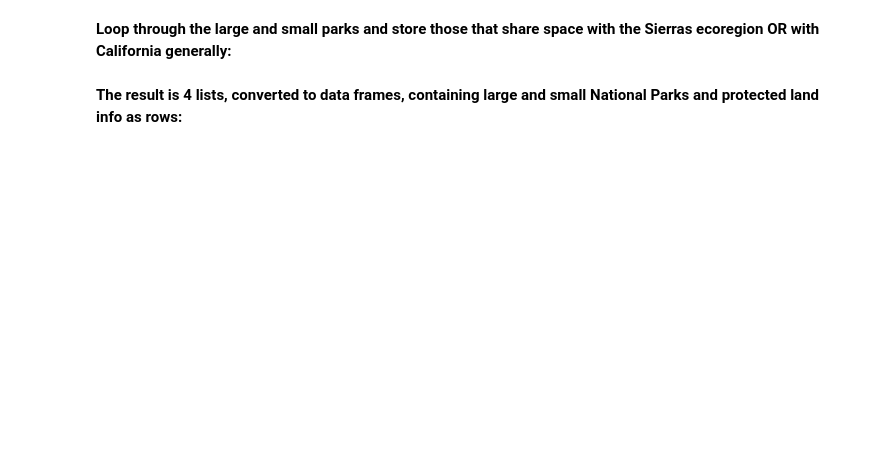
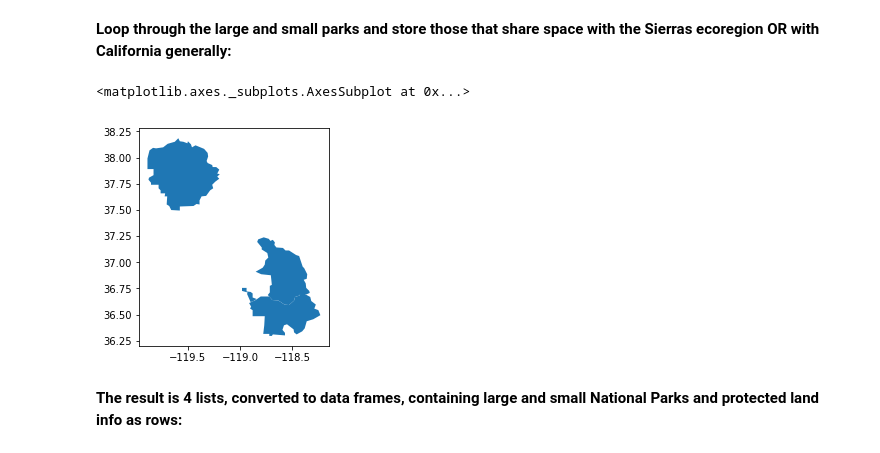
Before and after one commit to bairdlangenbrunner/ESS-Python-Tutorial, a Jupyter notebook: materials/week6/2-geopandas-and-shapefiles.ipynb, the cells around one changed output. Cells and saved outputs as stored; diff of their text form; code cells hidden in the pictures; blank space fills up the shorter version.

```diff
--- a/materials/week6/2-geopandas-and-shapefiles.ipynb
+++ b/materials/week6/2-geopandas-and-shapefiles.ipynb
@@ -320,6 +357,11 @@ large_parks_sierras_gdf = geopandas.GeoDataFrame(large_parks_in_sierras)
 small_parks_sierras_gdf = geopandas.GeoDataFrame(small_parks_in_sierras)
 large_parks_ca_gdf = geopandas.GeoDataFrame(large_parks_in_ca)
 small_parks_ca_gdf = geopandas.GeoDataFrame(small_parks_in_ca)
+# %%
+large_parks_sierras_gdf.plot()
+# %% [output]
+<matplotlib.axes._subplots.AxesSubplot at 0x...>
+[figure, added]
 # %% [markdown]
 **The result is 4 lists, converted to data frames, containing large and small National Parks and protected land info as rows:**
 # %%
```
Also changed, not shown: parts of 22 cells of this notebook.
